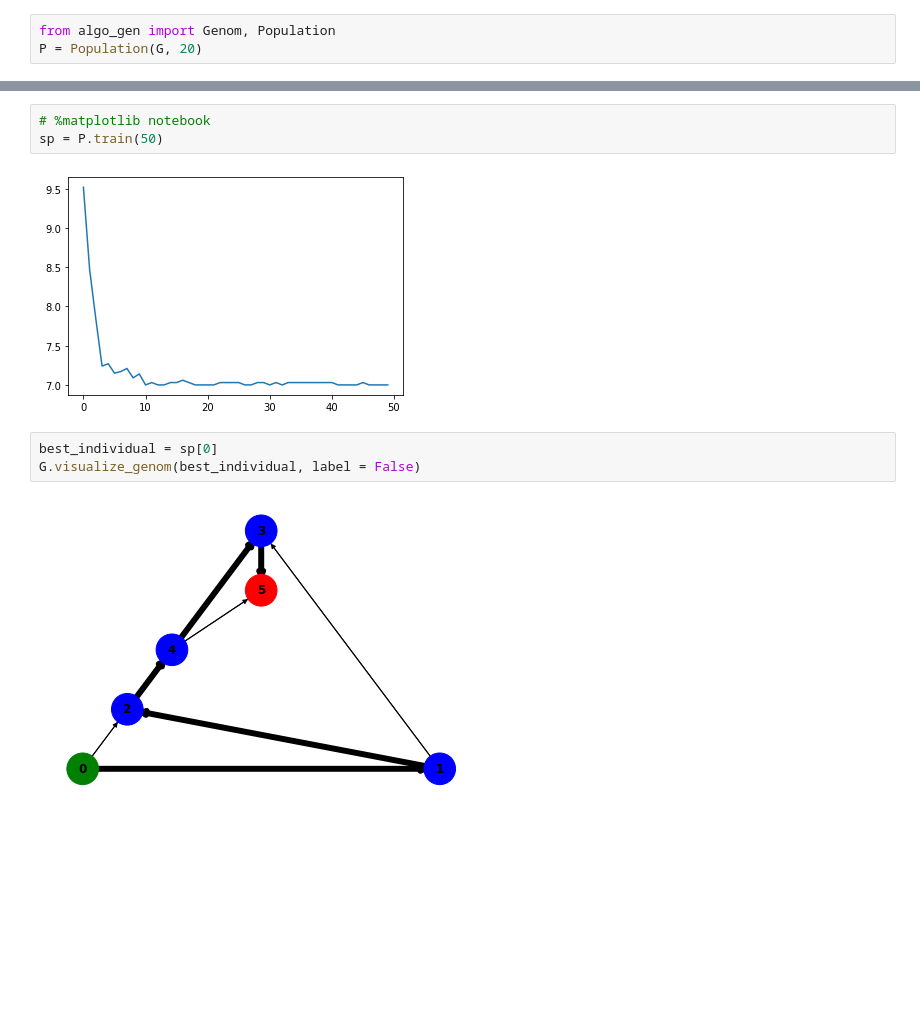
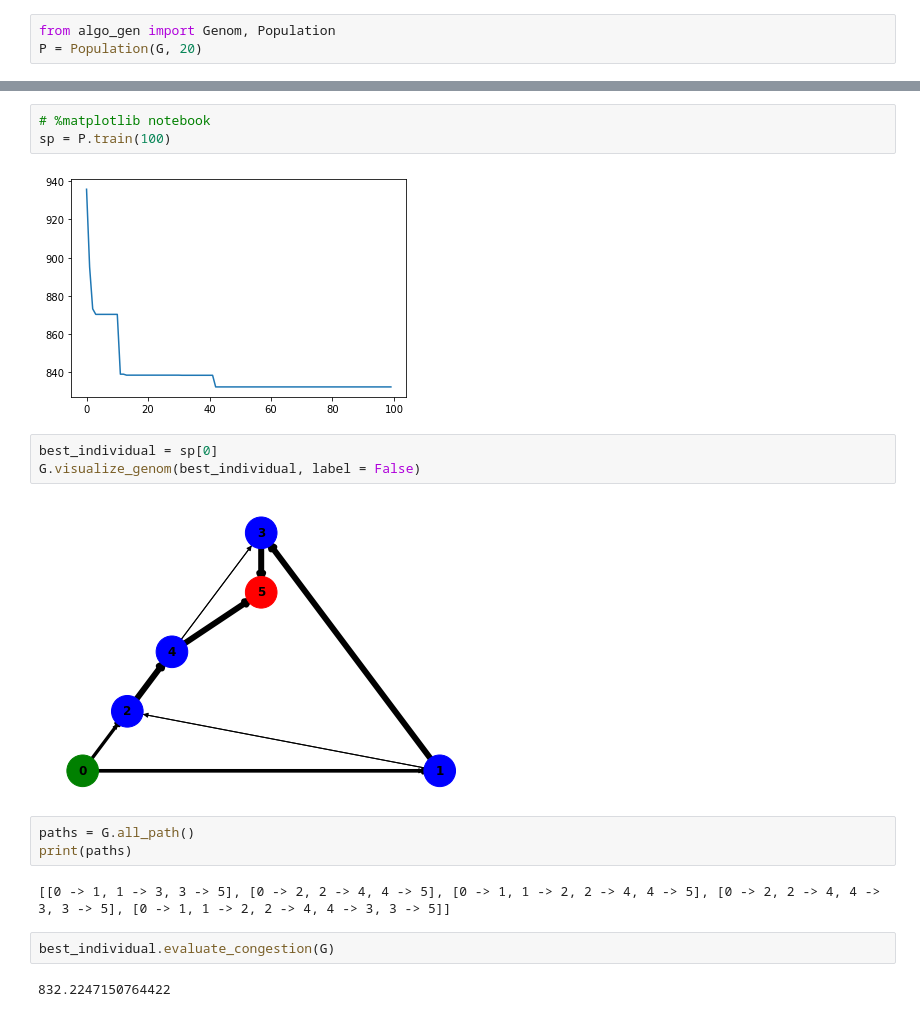
Before and after one commit to sSolal/crispy-octo-umbrella, a Jupyter notebook: code/project.ipynb, the cells around one changed output, grey strips where cells are left out. Saved outputs shown, nothing was run; the diff lists cells and outputs as text; blank space fills up the shorter version.

Commit message:
congestion

```diff
--- a/code/project.ipynb
+++ b/code/project.ipynb
@@ -43,10 +43,19 @@ print(G.eval_simple(Bob))
 # %%
 # %matplotlib notebook
-sp = P.train(50)
+sp = P.train(100)
 # %% [output]
-[figure, old version]
+[figure, new version]
 # %%
 best_individual = sp[0]
 G.visualize_genom(best_individual, label = False)
 # %% [output]
-[figure, old version]
+[figure, new version]
+# %%
+paths = G.all_path()
+print(paths)
+# %% [output]
+[[0 -> 1, 1 -> 3, 3 -> 5], [0 -> 2, 2 -> 4, 4 -> 5], [0 -> 1, 1 -> 2, 2 -> 4, 4 -> 5], [0 -> 2, 2 -> 4, 4 -> 3, 3 -> 5], [0 -> 1, 1 -> 2, 2 -> 4, 4 -> 3, 3 -> 5]]
+# %%
+best_individual.evaluate_congestion(G)
+# %% [output]
+832.2247150764422
```
Also changed, not shown: parts of 5 cells of this notebook, 2 other files.
